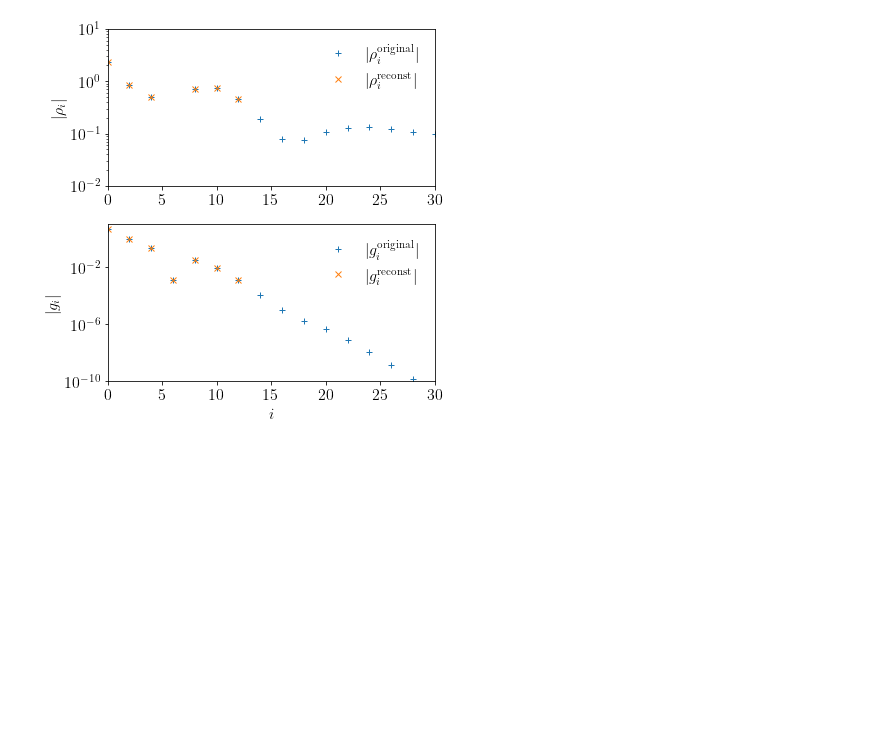
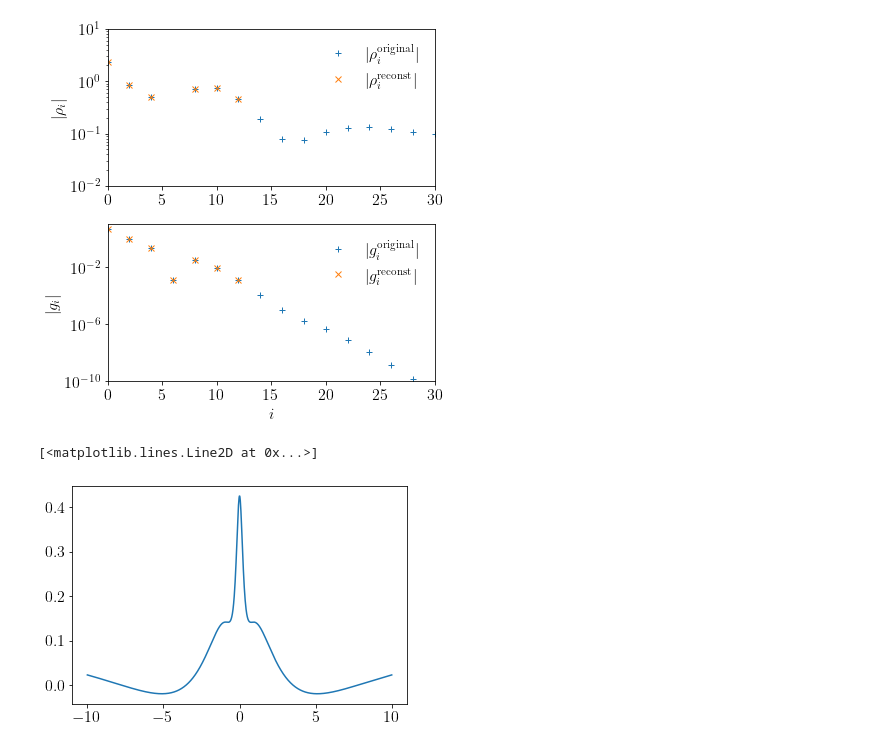
Before and after one commit to shinaoka/numerical_recipes_many_body_physics, a Jupyter notebook: section5.ipynb, the cells around one changed output. Cells and saved outputs as stored; diff of their text form; code cells hidden in the pictures; blank space fills up the shorter version.

Commit message:
Updated exercise 8

```diff
--- a/section5.ipynb
+++ b/section5.ipynb
@@ -191,3 +191,11 @@ plt.tight_layout()
 plt.savefig('gi_rhoi.pdf', transparent=True)
 # %% [output]
 [figure]
+# %%
+# Hint for Exercise
+# We want to reconstruct rho(omega) from the first 10 SVD components
+num_comp = 10
+plt.plot(omegas_mesh, np.einsum('i,iw->w', rhoi[0:num_comp], vh[0:num_comp,:]))
+# %% [output]
+[<matplotlib.lines.Line2D at 0x...>]
+[figure, added]
```
Also changed, not shown: 6 other files.
